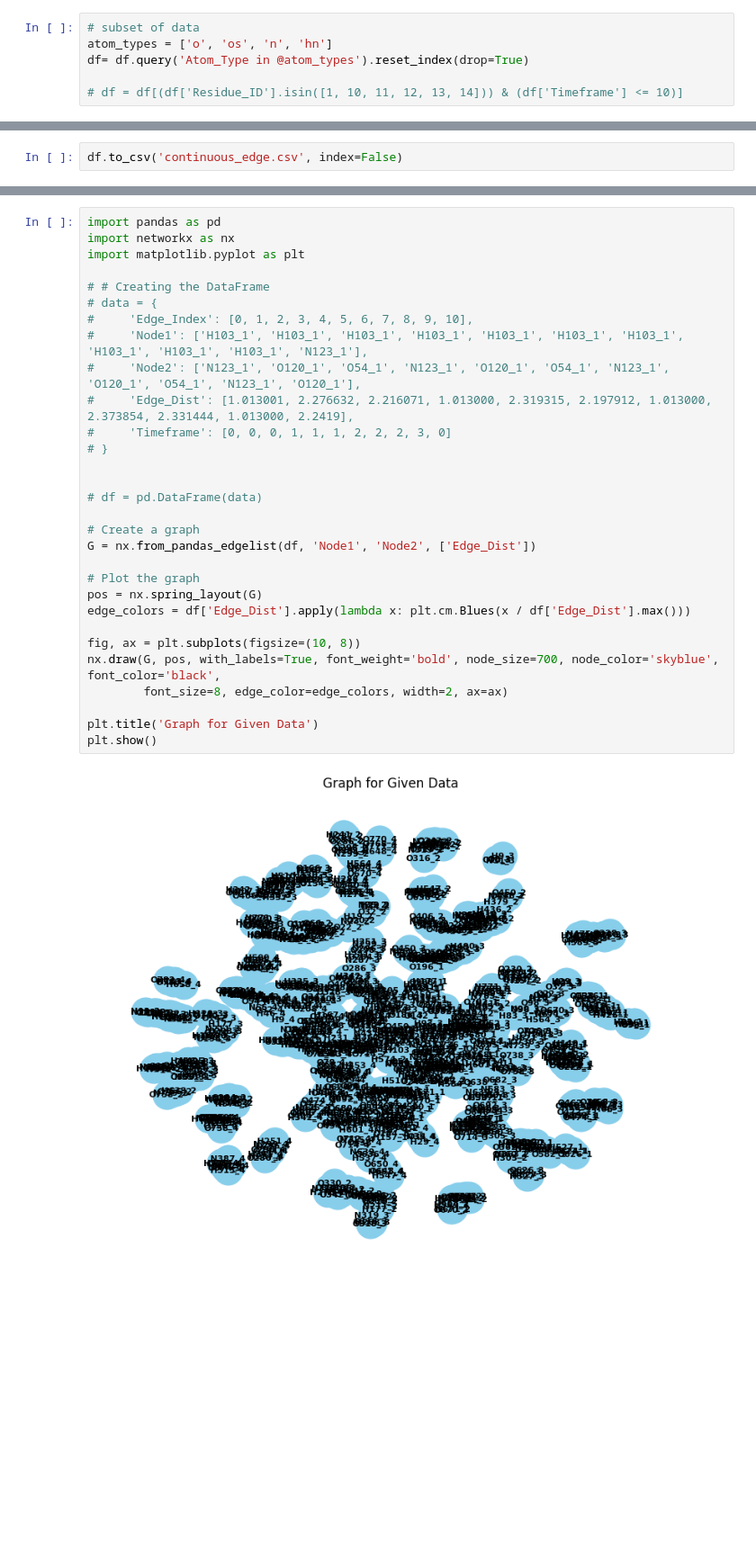
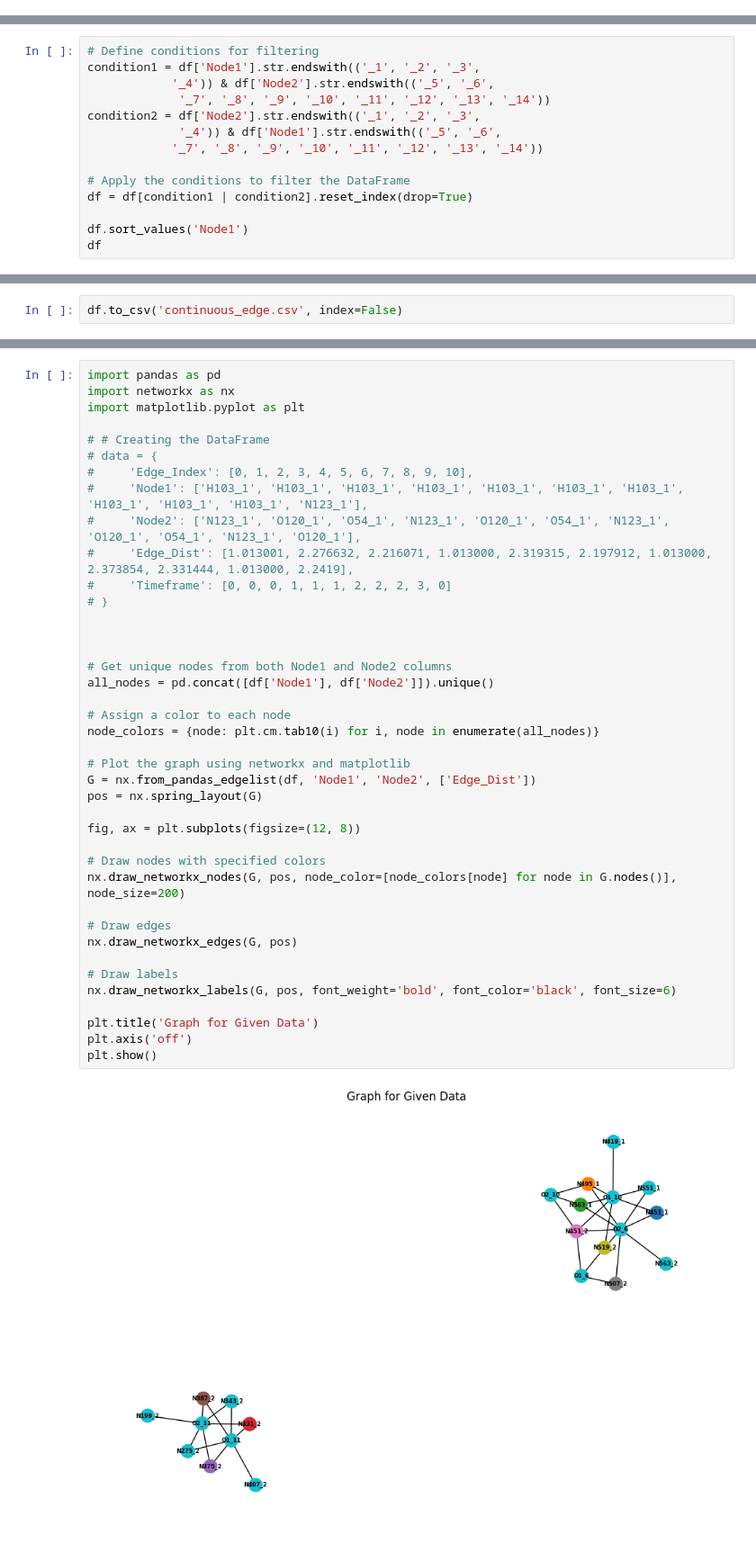
Before and after one commit to hasananowar/Graph_Representation, a Jupyter notebook: discrete to continuous.ipynb, the cells around one changed output, grey strips where cells are left out. Shown at 90% size. Drawn from its saved outputs; the diff is of its cells as text; blank space fills up the shorter version.

```diff
--- a/discrete to continuous.ipynb
+++ b/discrete to continuous.ipynb
@@ -33,6 +13,0 @@ df
-# %%
-# subset of data
-atom_types = ['o', 'os', 'n', 'hn']
-df= df.query('Atom_Type in @atom_types').reset_index(drop=True)
-
-# df = df[(df['Residue_ID'].isin([1, 10, 11, 12, 13, 14])) & (df['Timeframe'] <= 10)]
@@ -135,0 +95,14 @@ df
+# %%
+# Define conditions for filtering
+condition1 = df['Node1'].str.endswith(('_1', '_2', '_3',
+            '_4')) & df['Node2'].str.endswith(('_5', '_6',
+             '_7', '_8', '_9', '_10', '_11', '_12', '_13', '_14'))
+condition2 = df['Node2'].str.endswith(('_1', '_2', '_3',
+             '_4')) & df['Node1'].str.endswith(('_5', '_6',
+            '_7', '_8', '_9', '_10', '_11', '_12', '_13', '_14'))
+
+# Apply the conditions to filter the DataFrame
+df = df[condition1 | condition2].reset_index(drop=True)
+
+df.sort_values('Node1')
+df
@@ -152,32 +147,42 @@ df.head(10)
 # %%
 import pandas as pd
 import networkx as nx
 import matplotlib.pyplot as plt
 
 # # Creating the DataFrame
 # data = {
 #     'Edge_Index': [0, 1, 2, 3, 4, 5, 6, 7, 8, 9, 10],
 #     'Node1': ['H103_1', 'H103_1', 'H103_1', 'H103_1', 'H103_1', 'H103_1', 'H103_1', 'H103_1', 'H103_1', 'H103_1', 'N123_1'],
 #     'Node2': ['N123_1', 'O120_1', 'O54_1', 'N123_1', 'O120_1', 'O54_1', 'N123_1', 'O120_1', 'O54_1', 'N123_1', 'O120_1'],
 #     'Edge_Dist': [1.013001, 2.276632, 2.216071, 1.013000, 2.319315, 2.197912, 1.013000, 2.373854, 2.331444, 1.013000, 2.2419],
 #     'Timeframe': [0, 0, 0, 1, 1, 1, 2, 2, 2, 3, 0]
 # }
 
 
-# df = pd.DataFrame(data)
 
-# Create a graph
+# Get unique nodes from both Node1 and Node2 columns
+all_nodes = pd.concat([df['Node1'], df['Node2']]).unique()
+
+# Assign a color to each node
+node_colors = {node: plt.cm.tab10(i) for i, node in enumerate(all_nodes)}
+
+# Plot the graph using networkx and matplotlib
 G = nx.from_pandas_edgelist(df, 'Node1', 'Node2', ['Edge_Dist'])
+pos = nx.spring_layout(G)
 
-# Plot the graph
-pos = nx.spring_layout(G)
-edge_colors = df['Edge_Dist'].apply(lambda x: plt.cm.Blues(x / df['Edge_Dist'].max()))
+fig, ax = plt.subplots(figsize=(12, 8))
 
-fig, ax = plt.subplots(figsize=(10, 8))
-nx.draw(G, pos, with_labels=True, font_weight='bold', node_size=700, node_color='skyblue', font_color='black',
-        font_size=8, edge_color=edge_colors, width=2, ax=ax)
+# Draw nodes with specified colors
+nx.draw_networkx_nodes(G, pos, node_color=[node_colors[node] for node in G.nodes()], node_size=200)
+
+# Draw edges
+nx.draw_networkx_edges(G, pos)
+
+# Draw labels
+nx.draw_networkx_labels(G, pos, font_weight='bold', font_color='black', font_size=6)
 
 plt.title('Graph for Given Data')
+plt.axis('off')
 plt.show()
 # %% [output]
-[figure, old version]
+[figure, new version]
```
Also changed, not shown: parts of 9 cells of this notebook, 3 other files.
